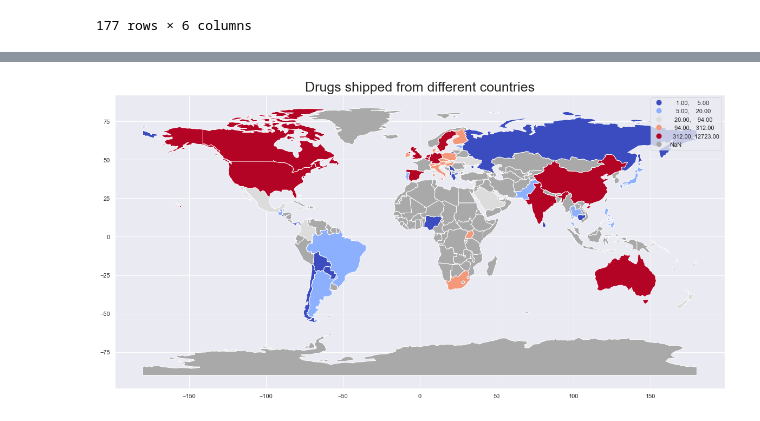
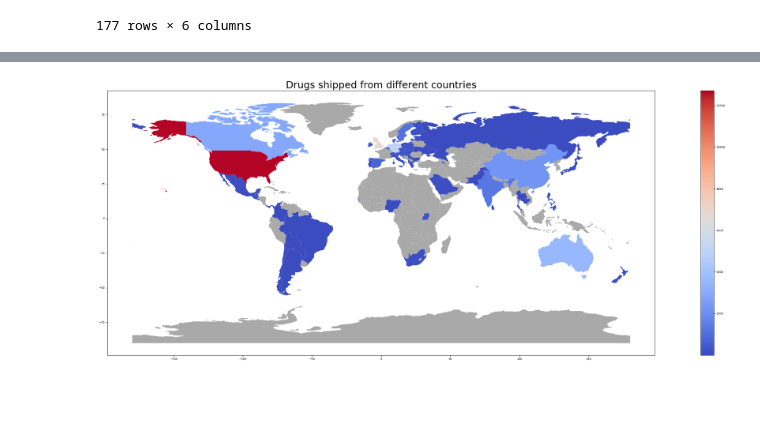
Before and after one commit to freddyman2k/darknet-drug-sales-data-analysis, a Jupyter notebook: exp/exp002_DrugUseAndMentalHealth.ipynb, the cells around one changed output, grey strips where cells are left out. Saved outputs shown, nothing was run; the diff lists cells and outputs as text; code cells hidden in the pictures; blank space fills up the shorter version.

Commit message:
Added world map plots

```diff
--- a/exp/exp002_DrugUseAndMentalHealth.ipynb
+++ b/exp/exp002_DrugUseAndMentalHealth.ipynb
@@ -3,6 +3,5 @@ import pandas as pd
 %matplotlib inline
 import matplotlib.pyplot as plt
 import seaborn as sns
-sns.set_theme(style="darkgrid")
 import pycountry
 import geopandas
@@ -42,6 +44,6 @@ world
 | 176 | 13026129 | Africa | S. Sudan | SSD | 20880.0 | POLYGON ((30.83385 3.50917, 29.95... |
 177 rows × 6 columns
 # %%
-listings_shipped_from_each_country = df["ship_from_alpha_3"].value_counts().to_frame()
+listings_shipped_from_each_country = df["ship_from_alpha_3"].value_counts().rename("ship_from_count").to_frame()
 listings_shipped_from_each_country
 # %% [output]
@@ -76,12 +78,11 @@ merge
 | 176 | 13026129 | Africa | S. Sudan | SSD | 20880.0 | POLYGON ((30.83385 3.50917, 29.95... | NaN |
 177 rows × 7 columns
 # %%
-merge.plot(column='ship_from_alpha_3',
-           scheme="quantiles",
+merge.plot(column='ship_from_count',
            figsize=(35, 10),
            legend=True,
            cmap='coolwarm',
            missing_kwds = dict(color = "darkgrey",))
 plt.title('Drugs shipped from different countries', fontsize=25);
 # %% [output]
-[figure, old version]
+[figure, new version]
```
Also changed, not shown: parts of 13 cells of this notebook.
